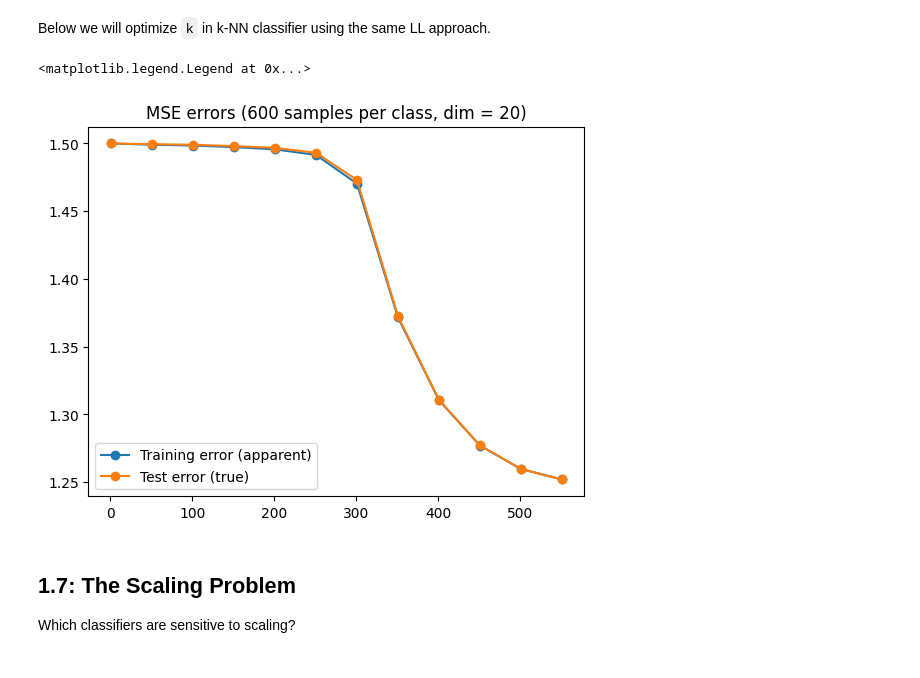
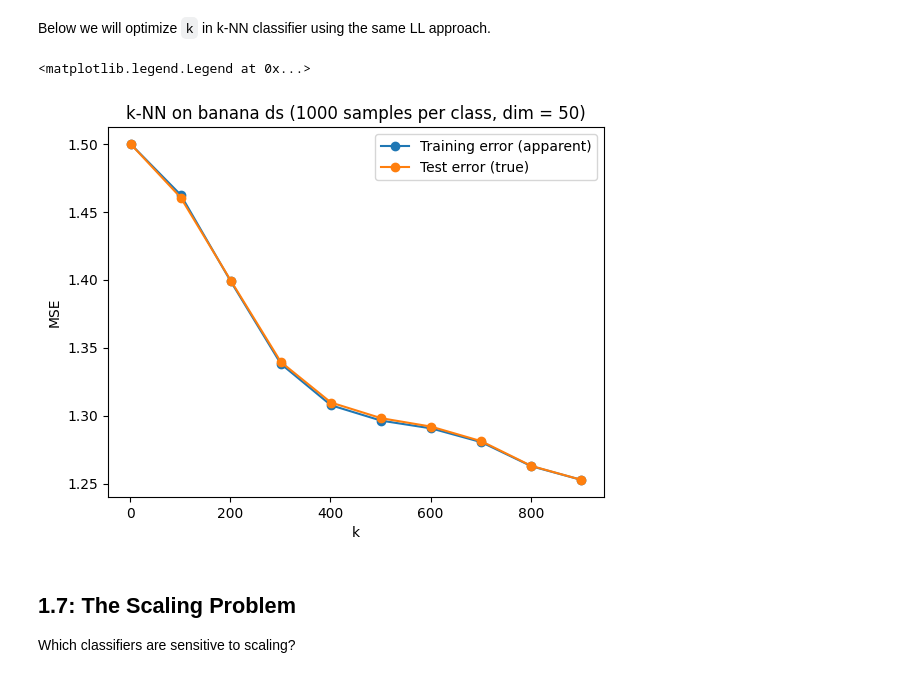
Before and after one commit to nadinekuo/MachineLearning1-Labs, a Jupyter notebook: 1-Basics-of-ML/decision-theory.ipynb, the cells around one changed output. Saved outputs shown, nothing was run; the diff lists cells and outputs as text; code cells hidden in the pictures.

```diff
--- a/1-Basics-of-ML/decision-theory.ipynb
+++ b/1-Basics-of-ML/decision-theory.ipynb
@@ -356,28 +356,33 @@ plt.legend(['Training set', 'Test set'])
 # %% [markdown]
 Below we will optimize `k` in k-NN classifier using the same LL approach.
 # %%
-class_size = 600
-dim = 20
-a = pr.gendats([class_size, class_size], dim, 8)
+class_size = 1000
+dim = 50
+# a = pr.gendats([class_size, class_size], dim, 8)
+a = pr.gendatb([class_size, class_size])
 [train_x, test_x] = pr.gendat(a, 0.5)              # Split dataset into training and test set
 # Create list of k's to try between [1, class size] using steps of X
-ks = np.arange(1, class_size, 50).tolist()       # k's to try
+ks = np.arange(1, class_size, 100).tolist()       # k's to try
 err_train = np.zeros(len(ks))
 err_test = np.zeros(len(ks))
 for i in range(len(ks)):
     knn = pr.knnc(train_x, ks[i])
     # LL_train[i] = np.sum(np.log(+knn(train_x)))     # TODO: why is log giving -inf?
     # LL_test[i] = np.sum(np.log(+knn(test_x)))
     err_train[i] = pr.testr(train_x, knn, 'mse')
     err_test[i] = pr.testr(test_x, knn, 'mse')
 
+# print('Training errors: ', err_train)
+# print('Test errors: ', err_test)
 plt.plot(ks, err_train, 'o-')
 plt.plot(ks, err_test, 'o-')
-plt.title(f'MSE errors ({class_size} samples per class, dim = {dim})')
+plt.xlabel('k')
+plt.ylabel('MSE')
+plt.title(f'k-NN on banana ds ({class_size} samples per class, dim = {dim})')
 plt.legend(['Training error (apparent)', 'Test error (true)'])
 # %% [output]
 <matplotlib.legend.Legend at 0x...>
-[figure, old version]
+[figure, new version]
 # %% [markdown]
 ## 1.7: The Scaling Problem
 
```
Also changed, not shown: 7 other files.
